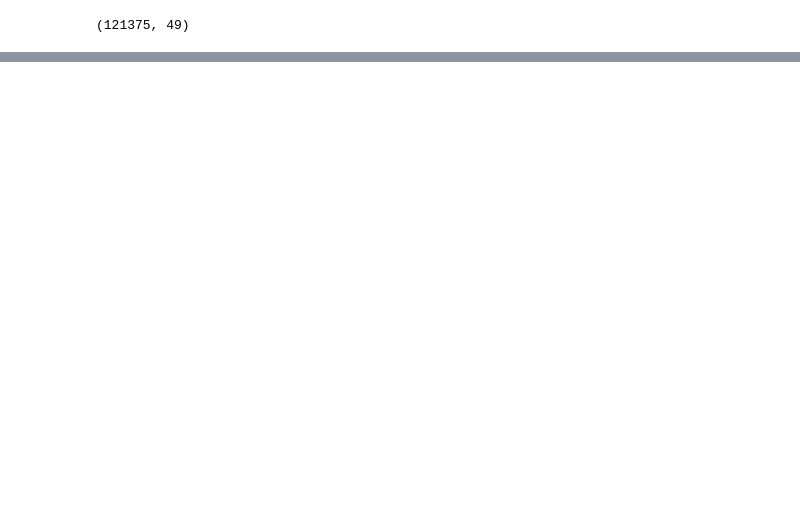
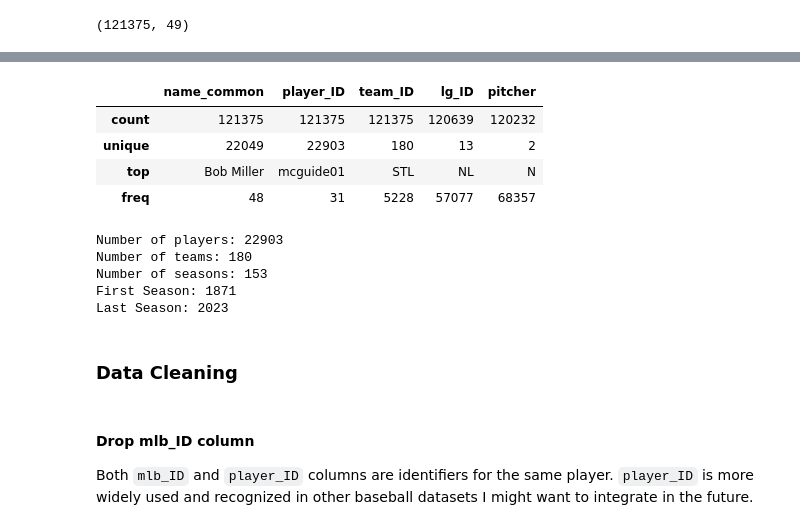
Before and after one commit to MemoGJ/Hector_G_Capstone, a Jupyter notebook: EDA_draft.ipynb, the cells around one changed output, grey strips where cells are left out. Saved outputs shown, nothing was run; the diff lists cells and outputs as text; code cells hidden in the pictures; blank space fills up the shorter version.

```diff
--- a/EDA_draft.ipynb
+++ b/EDA_draft.ipynb
@@ -70,0 +95,32 @@ TB_lg
+# %%
+# Unique values and counts for all categorical column
+df.describe(include=['O'])
+# %% [output]
+|  | name_common | player_ID | team_ID | lg_ID | pitcher |
+| count | 121375 | 121375 | 121375 | 120639 | 120232 |
+| unique | 22049 | 22903 | 180 | 13 | 2 |
+| top | Bob Miller | mcguide01 | STL | NL | N |
+| freq | 48 | 31 | 5228 | 57077 | 68357 |
+# %%
+total_players = df['player_ID'].nunique()
+total_teams = df['team_ID'].nunique()
+total_seasons = df['year_ID'].nunique()
+first_season = df['year_ID'].min()
+last_season = df['year_ID'].max()
+
+print(f'Number of players: {total_players}')
+print(f'Number of teams: {total_teams}')
+print(f'Number of seasons: {total_seasons}')
+print(f'First Season: {first_season}')
+print(f'Last Season: {last_season}')
+# %% [output]
+Number of players: 22903
+Number of teams: 180
+Number of seasons: 153
+First Season: 1871
+Last Season: 2023
+# %% [markdown]
+### Data Cleaning
+# %% [markdown]
+#### Drop mlb_ID column
+Both `mlb_ID` and `player_ID` columns are identifiers for the same player. `player_ID` is more widely used and recognized in other baseball datasets I might want to integrate in the future.
```
Also changed, not shown: parts of 42 cells of this notebook, 13 other files.
